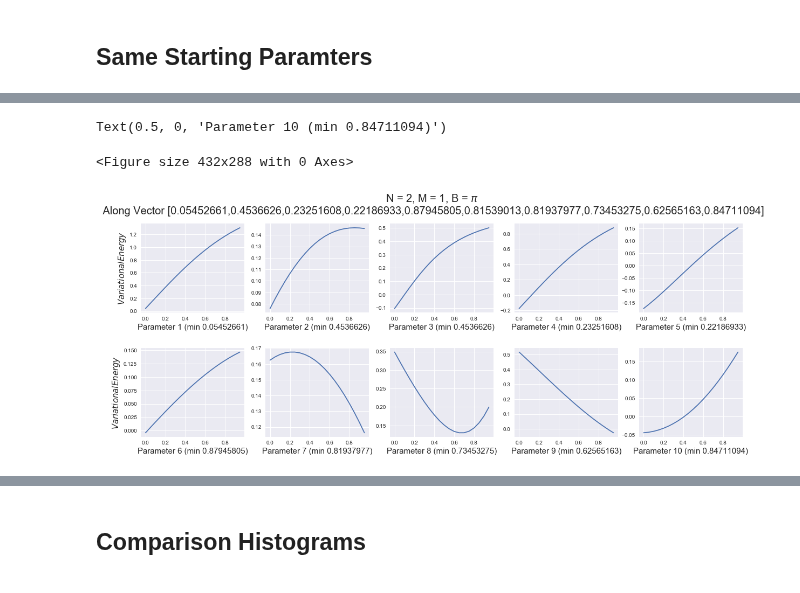
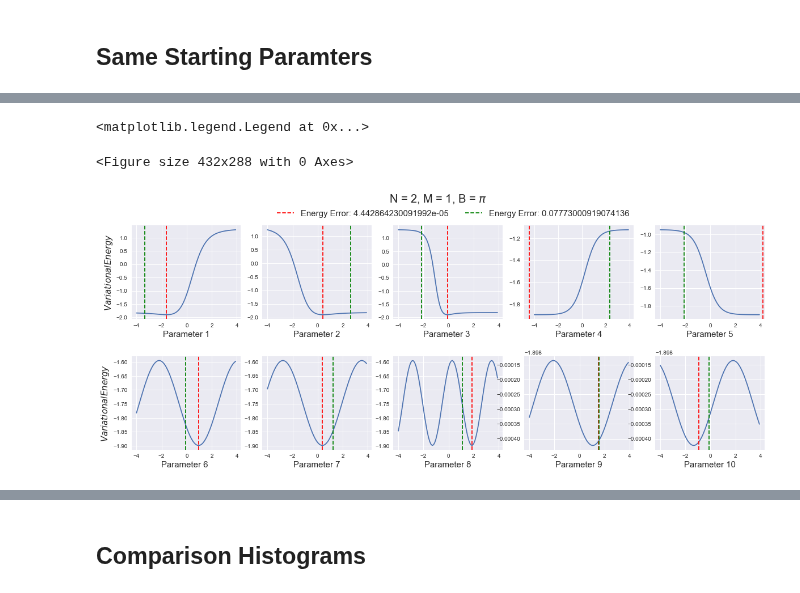
Before and after one commit to aorfi/Phys459, a Jupyter notebook: RBMGroundStateEnergyLandscape.ipynb, the cells around one changed output, grey strips where cells are left out. Cells and saved outputs as stored; diff of their text form; code cells hidden in the pictures.

Commit message:
Fixed Plots of Partials
Plotted found parameters of gd when gets 0.08 error

```diff
--- a/RBMGroundStateEnergyLandscape.ipynb
+++ b/RBMGroundStateEnergyLandscape.ipynb
@@ -306,5 +306,5 @@ hisIt = np.arange(50)
 # %%
-for i in range(50):
+for i in range(10):
     par = ranRBMpar(N,M)
     params.append(par)
     #gradient descent
@@ -352,15 +352,3 @@ Optimization terminated successfully.
-# %%
-param_norms = []
-for i in range(len(params)):
-    param_norms.append(np.linalg.norm(params[i]))
-dot_first = []
-for i in range(len(trained_params)):
-    dot = np.linalg.norm(trained_params[0]-trained_params[i])
-    dot_first.append(dot)
-dot_low = []
-for i in range(len(trained_params)):
-    dot = np.linalg.norm(trained_params[1]-trained_params[i])
-    dot_low.append(dot)
 # %%
 plt.figure(constrained_layout=True)
 plt.figure(figsize=(10,10))
@@ -503,53 +459,78 @@ for i in range(len(x)):
 # %%
 plt.figure(constrained_layout=True)
 plt.figure(figsize=(20,20))
-ttl = plt.suptitle("N = 2, M = 1, B = $\pi$\n Along Vector [0.05452661,0.4536626,0.23251608,0.22186933,0.87945805,0.81539013,0.81937977,0.73453275,0.62565163,0.84711094]",size =20)
+ttl = plt.suptitle("N = 2, M = 1, B = $\pi$\n",size =20)
 gs = gridspec.GridSpec(ncols=5, nrows=5, hspace = 0.4)
 ttl.set_position([.5, 0.92])
 
+lowErr = 'Energy Error: '+ str(gdEngErr[0])
+highErr = 'Energy Error: '+ str(gdEngErr[3])
+labels = [lowErr,highErr]
 
 ax1 = plt.subplot(gs[0,0])
 ax1.plot(x,eng1)
+a = ax1.axvline(trained_params[0][0],color ='r', linestyle='dashed', label=labels[0])
+b = ax1.axvline(trained_params[3][0],color ='g', linestyle='dashed',label=labels[1])
 ax1 .set_ylabel("$Variational Energy$", size = 15)
-ax1.set_xlabel("Parameter 1 (min 0.05452661)",size = 15)
+ax1.set_xlabel("Parameter 1",size = 15)
 
 ax2 = plt.subplot(gs[0,1])
 ax2.plot(x,eng2)
-ax2.set_xlabel("Parameter 2 (min 0.4536626)",size = 15)
+ax2.axvline(trained_params[0][1],color ='r', linestyle='dashed')
+ax2.axvline(trained_params[3][1],color ='g', linestyle='dashed')
+ax2.set_xlabel("Parameter 2",size = 15)
 
 ax3 = plt.subplot(gs[0,2])
 ax3.plot(x,eng3)
-ax3.set_xlabel("Parameter 3 (min 0.4536626)",size = 15)
+ax3.axvline(trained_params[0][2],color ='r', linestyle='dashed')
+ax3.axvline(trained_params[3][2],color ='g', linestyle='dashed')
+ax3.set_xlabel("Parameter 3 ",size = 15)
 
 ax4 = plt.subplot(gs[0,3])
 ax4.plot(x,eng4)
-ax4.set_xlabel("Parameter 4 (min 0.23251608)",size = 15)
+ax4.axvline(trained_params[0][3],color ='r', linestyle='dashed')
+ax4.axvline(trained_params[3][3],color ='g', linestyle='dashed')
+ax4.set_xlabel("Parameter 4",size = 15)
 
 ax5 = plt.subplot(gs[0,4])
 ax5.plot(x,eng5)
-ax5.set_xlabel("Parameter 5 (min 0.22186933)",size = 15)
+ax5.axvline(trained_params[0][4],color ='r', linestyle='dashed')
+ax5.axvline(trained_params[3][4],color ='g', linestyle='dashed')
+ax5.set_xlabel("Parameter 5",size = 15)
 
 ax6 = plt.subplot(gs[1,0])
 ax6 .set_ylabel("$Variational Energy$", size = 15)
 ax6.plot(x,eng6)
-ax6.set_xlabel("Parameter 6 (min 0.87945805)",size = 15)
+ax6.axvline(trained_params[0][5],color ='r', linestyle='dashed')
+ax6.axvline(trained_params[3][5],color ='g', linestyle='dashed')
+ax6.set_xlabel("Parameter 6 ",size = 15)
 
 ax7 = plt.subplot(gs[1,1])
 ax7.plot(x,eng7)
-ax7.set_xlabel("Parameter 7 (min 0.81937977)",size = 15)
+ax7.axvline(trained_params[0][6],color ='r', linestyle='dashed')
+ax7.axvline(trained_params[3][6],color ='g', linestyle='dashed')
+ax7.set_xlabel("Parameter 7",size = 15)
 
 ax8 = plt.subplot(gs[1,2])
 ax8.plot(x,eng8)
-ax8.set_xlabel("Parameter 8 (min 0.73453275)",size = 15)
+ax8.axvline(trained_params[0][7],color ='r', linestyle='dashed')
+ax8.axvline(trained_params[3][7],color ='g', linestyle='dashed')
+ax8.set_xlabel("Parameter 8",size = 15)
 
 ax9 = plt.subplot(gs[1,3])
 ax9.plot(x,eng9)
-ax9.set_xlabel("Parameter 9 (min 0.62565163)",size = 15)
+ax9.axvline(trained_params[0][8],color ='r', linestyle='dashed')
+ax9.axvline(trained_params[3][8],color ='g', linestyle='dashed')
+ax9.set_xlabel("Parameter 9",size = 15)
 
 ax10 = plt.subplot(gs[1,4])
 ax10.plot(x,eng10)
-ax10.set_xlabel("Parameter 10 (min 0.84711094)",size = 15)
+ax10.axvline(trained_params[0][9],color ='r', linestyle='dashed')
+ax10.axvline(trained_params[3][9],color ='g', linestyle='dashed')
+ax10.set_xlabel("Parameter 10",size = 15)
+
+plt.legend(handles = [a, b], loc = (-3.5, 2.45),fontsize = 15,ncol=3)
 # %% [output]
-Text(0.5, 0, 'Parameter 10 (min 0.84711094)')
+<matplotlib.legend.Legend at 0x...>
 <Figure size 432x288 with 0 Axes>
-[figure, old version]
+[figure, new version]
```
Also changed, not shown: parts of 8 cells of this notebook, 1 other file.
